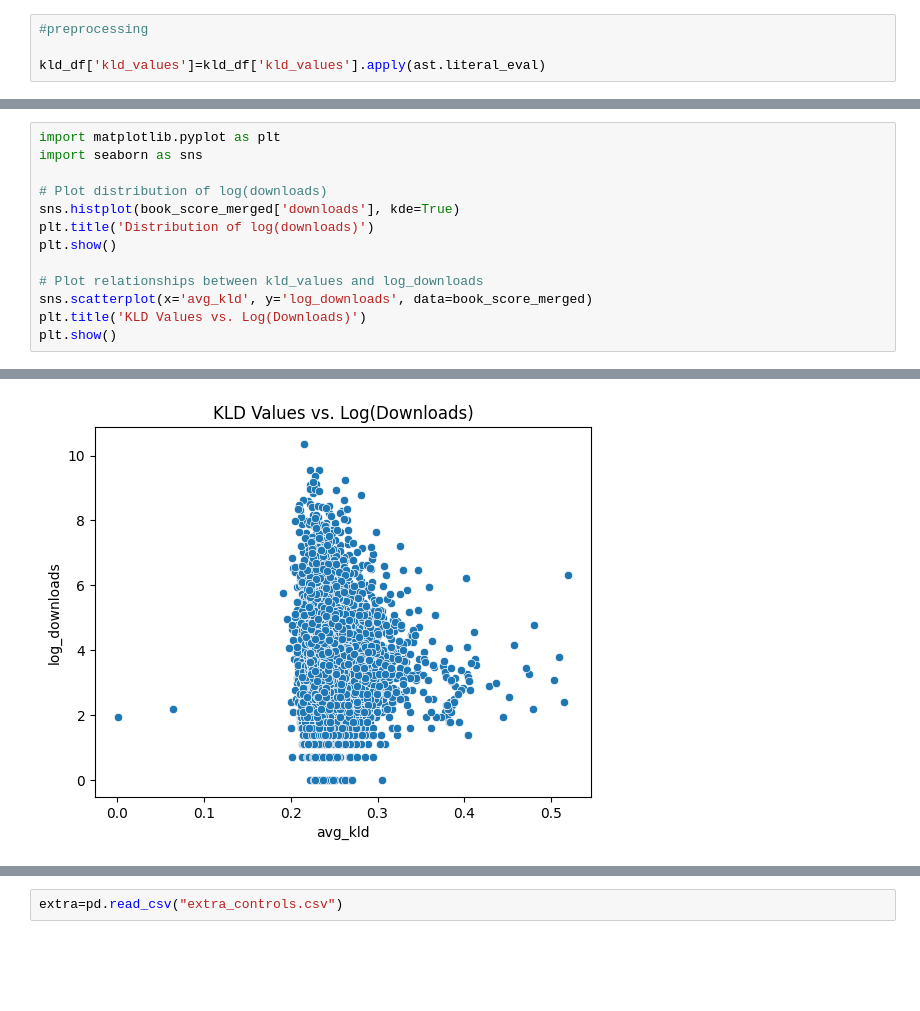
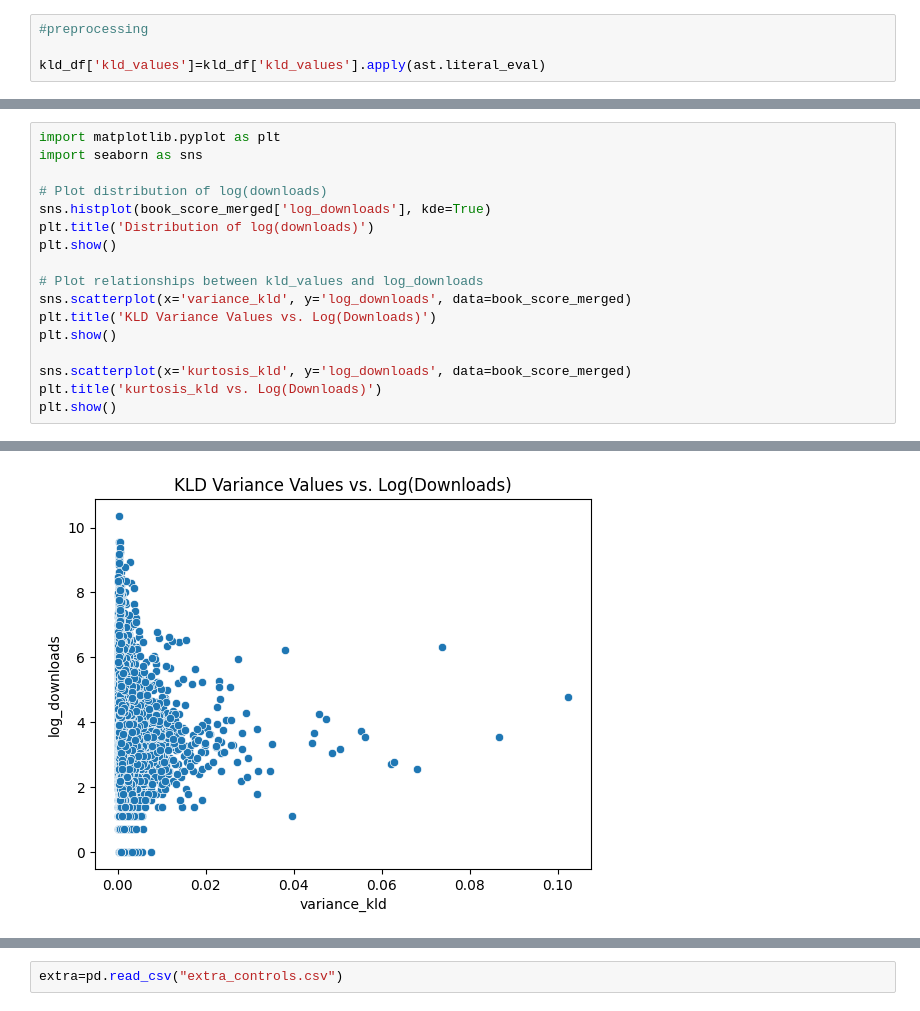
Before and after one commit to paulbabu1999/book_popularity, a Jupyter notebook: analysis.ipynb, the cells around one changed output, grey strips where cells are left out. Saved outputs shown, nothing was run; the diff lists cells and outputs as text; blank space fills up the shorter version.

```diff
--- a/analysis.ipynb
+++ b/analysis.ipynb
@@ -93,12 +137,16 @@ import matplotlib.pyplot as plt
 import seaborn as sns
 
 # Plot distribution of log(downloads)
-sns.histplot(book_score_merged['downloads'], kde=True)
+sns.histplot(book_score_merged['log_downloads'], kde=True)
 plt.title('Distribution of log(downloads)')
 plt.show()
 
 # Plot relationships between kld_values and log_downloads
-sns.scatterplot(x='avg_kld', y='log_downloads', data=book_score_merged)
-plt.title('KLD Values vs. Log(Downloads)')
+sns.scatterplot(x='variance_kld', y='log_downloads', data=book_score_merged)
+plt.title('KLD Variance Values vs. Log(Downloads)')
 plt.show()
+
+sns.scatterplot(x='kurtosis_kld', y='log_downloads', data=book_score_merged)
+plt.title('kurtosis_kld vs. Log(Downloads)')
+plt.show()
 # %% [output]
@@ -106 +154 @@ plt.show()
-[figure, old version]
+[figure, new version]
```
Also changed, not shown: parts of 12 cells of this notebook, 1 other file.
